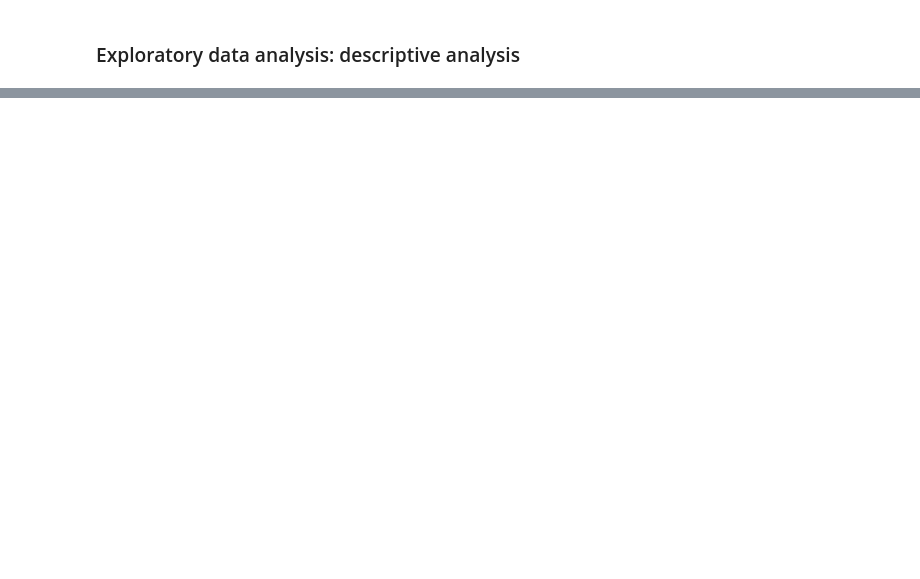
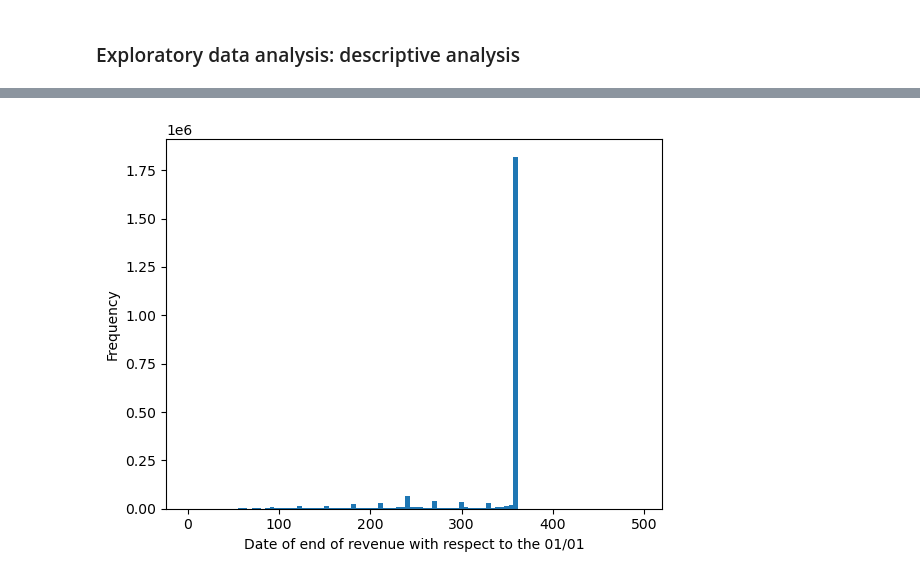
Before and after one commit to grn-matthieu/ML-for-econometrics---Project, a Jupyter notebook: stat_desc.ipynb, the cells around one changed output, grey strips where cells are left out. Saved outputs shown, nothing was run; the diff lists cells and outputs as text; code cells hidden in the pictures; blank space fills up the shorter version.

```diff
--- a/stat_desc.ipynb
+++ b/stat_desc.ipynb
@@ -24,0 +71,8 @@ NameError: name 'base' is not defined
+# %%
+fig, ax = plt.subplots()
+ax.hist(base['DATFIN'], bins=100, cumulative=False)
+ax.set_xlabel('Date of end of revenue with respect to the 01/01')
+ax.set_ylabel('Frequency')
+plt.show()
+# %% [output]
+[figure, added]
```
Also changed, not shown: parts of 22 cells of this notebook, 1 other file.
